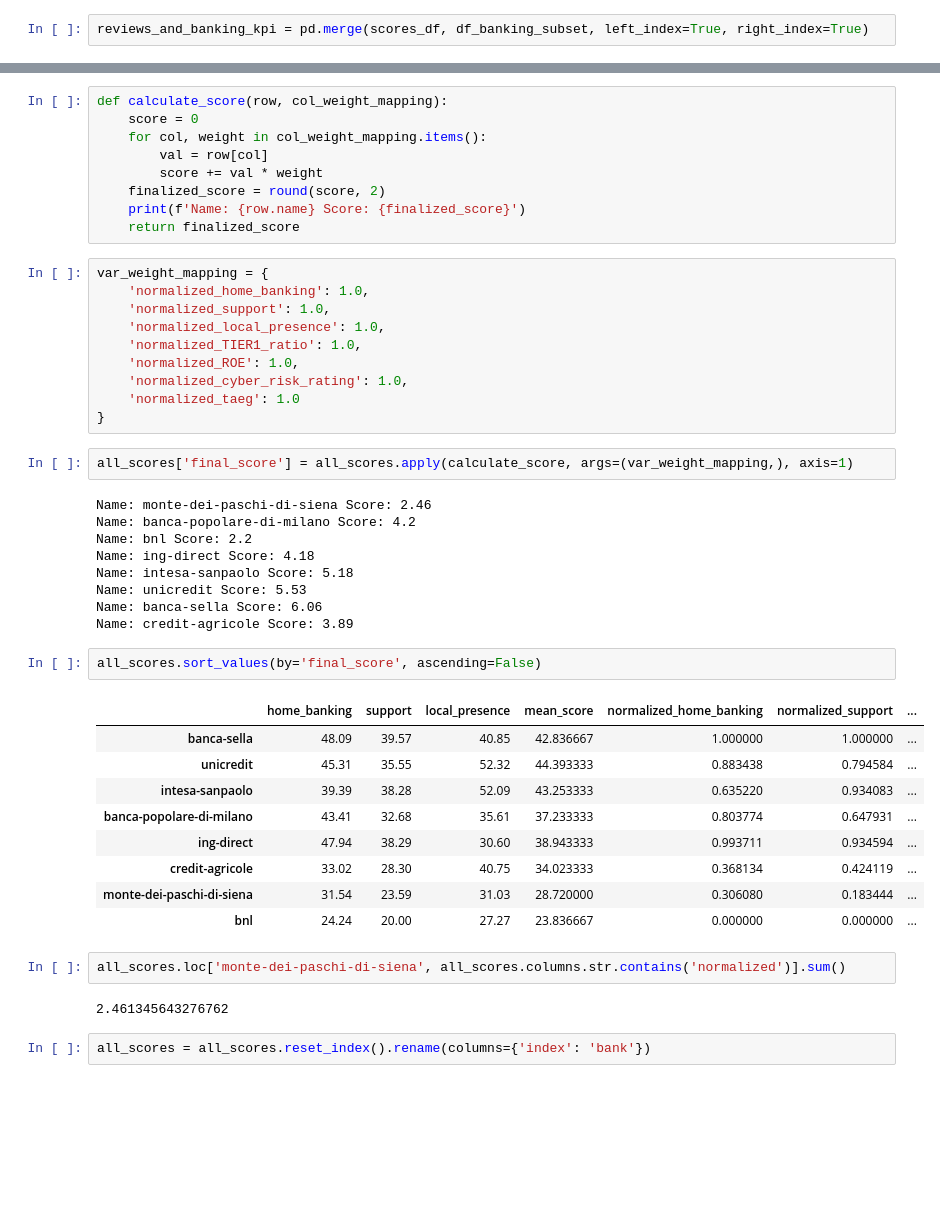
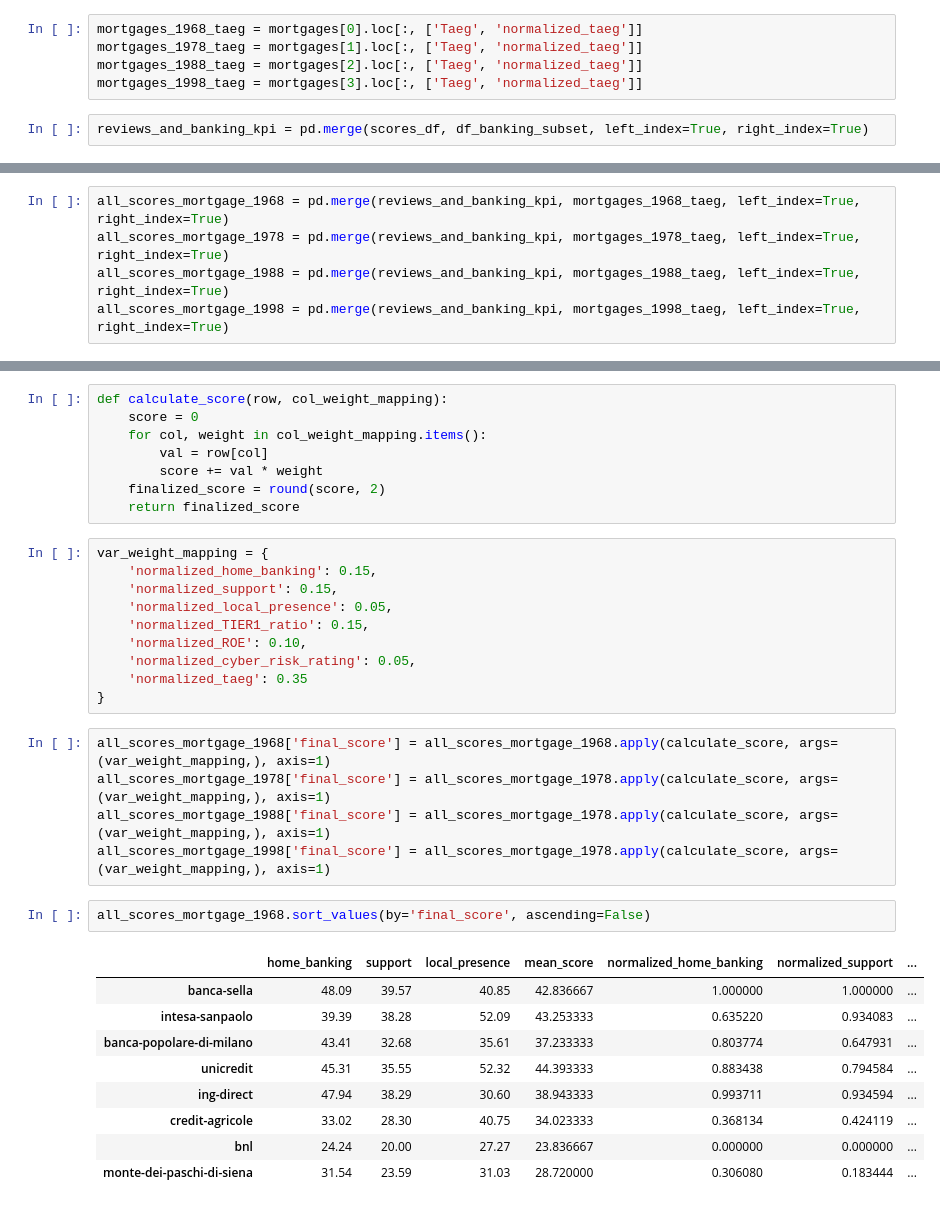
Before and after one commit to giuseppevallarelli/RighteousBanks, a Jupyter notebook: etl.ipynb, the cells around one changed output, grey strips where cells are left out. Drawn from its saved outputs; the diff is of its cells as text; blank space fills up the shorter version.

Commit message:
Scoring with weights

```diff
--- a/etl.ipynb
+++ b/etl.ipynb
@@ -411,2 +363,7 @@ mortgage_df_sub
+# %%
+mortgages_1968_taeg = mortgages[0].loc[:, ['Taeg', 'normalized_taeg']]
+mortgages_1978_taeg = mortgages[1].loc[:, ['Taeg', 'normalized_taeg']]
+mortgages_1988_taeg = mortgages[2].loc[:, ['Taeg', 'normalized_taeg']]
+mortgages_1998_taeg = mortgages[3].loc[:, ['Taeg', 'normalized_taeg']]
 # %%
 reviews_and_banking_kpi = pd.merge(scores_df, df_banking_subset, left_index=True, right_index=True)
@@ -426,0 +370,5 @@ all_scores
+# %%
+all_scores_mortgage_1968 = pd.merge(reviews_and_banking_kpi, mortgages_1968_taeg, left_index=True, right_index=True)
+all_scores_mortgage_1978 = pd.merge(reviews_and_banking_kpi, mortgages_1978_taeg, left_index=True, right_index=True)
+all_scores_mortgage_1988 = pd.merge(reviews_and_banking_kpi, mortgages_1988_taeg, left_index=True, right_index=True)
+all_scores_mortgage_1998 = pd.merge(reviews_and_banking_kpi, mortgages_1998_taeg, left_index=True, right_index=True)
@@ -431,44 +425,31 @@ def calculate_score(row, col_weight_mapping):
         val = row[col]
         score += val * weight
     finalized_score = round(score, 2)
-    print(f'Name: {row.name} Score: {finalized_score}')
     return finalized_score
 # %%
 var_weight_mapping = {
-    'normalized_home_banking': 1.0,
-    'normalized_support': 1.0,
-    'normalized_local_presence': 1.0,
-    'normalized_TIER1_ratio': 1.0,
-    'normalized_ROE': 1.0,
-    'normalized_cyber_risk_rating': 1.0,
-    'normalized_taeg': 1.0
+    'normalized_home_banking': 0.15,
+    'normalized_support': 0.15,
+    'normalized_local_presence': 0.05,
+    'normalized_TIER1_ratio': 0.15,
+    'normalized_ROE': 0.10,
+    'normalized_cyber_risk_rating': 0.05,
+    'normalized_taeg': 0.35
 }
-# %%
-all_scores['final_score'] = all_scores.apply(calculate_score, args=(var_weight_mapping,), axis=1)
-# %% [output]
-Name: monte-dei-paschi-di-siena Score: 2.46
-Name: banca-popolare-di-milano Score: 4.2
-Name: bnl Score: 2.2
-Name: ing-direct Score: 4.18
-Name: intesa-sanpaolo Score: 5.18
-Name: unicredit Score: 5.53
-Name: banca-sella Score: 6.06
-Name: credit-agricole Score: 3.89
+# %%
+all_scores_mortgage_1968['final_score'] = all_scores_mortgage_1968.apply(calculate_score, args=(var_weight_mapping,), axis=1)
+all_scores_mortgage_1978['final_score'] = all_scores_mortgage_1978.apply(calculate_score, args=(var_weight_mapping,), axis=1)
+all_scores_mortgage_1988['final_score'] = all_scores_mortgage_1978.apply(calculate_score, args=(var_weight_mapping,), axis=1)
+all_scores_mortgage_1998['final_score'] = all_scores_mortgage_1978.apply(calculate_score, args=(var_weight_mapping,), axis=1)
 # %%
-all_scores.sort_values(by='final_score', ascending=False)
+all_scores_mortgage_1968.sort_values(by='final_score', ascending=False)
 # %% [output]
 |  | home_banking | support | local_presence | mean_score | normalized_home_banking | normalized_support | ... |
 | banca-sella | 48.09 | 39.57 | 40.85 | 42.836667 | 1.000000 | 1.000000 | ... |
-| unicredit | 45.31 | 35.55 | 52.32 | 44.393333 | 0.883438 | 0.794584 | ... |
 | intesa-sanpaolo | 39.39 | 38.28 | 52.09 | 43.253333 | 0.635220 | 0.934083 | ... |
 | banca-popolare-di-milano | 43.41 | 32.68 | 35.61 | 37.233333 | 0.803774 | 0.647931 | ... |
+| unicredit | 45.31 | 35.55 | 52.32 | 44.393333 | 0.883438 | 0.794584 | ... |
 | ing-direct | 47.94 | 38.29 | 30.60 | 38.943333 | 0.993711 | 0.934594 | ... |
 | credit-agricole | 33.02 | 28.30 | 40.75 | 34.023333 | 0.368134 | 0.424119 | ... |
+| bnl | 24.24 | 20.00 | 27.27 | 23.836667 | 0.000000 | 0.000000 | ... |
 | monte-dei-paschi-di-siena | 31.54 | 23.59 | 31.03 | 28.720000 | 0.306080 | 0.183444 | ... |
-| bnl | 24.24 | 20.00 | 27.27 | 23.836667 | 0.000000 | 0.000000 | ... |
-# %%
-all_scores.loc['monte-dei-paschi-di-siena', all_scores.columns.str.contains('normalized')].sum()
-# %% [output]
-2.461345643276762
-# %%
-all_scores = all_scores.reset_index().rename(columns={'index': 'bank'})
```
Also changed, not shown: parts of 25 cells of this notebook, 1 other file.
